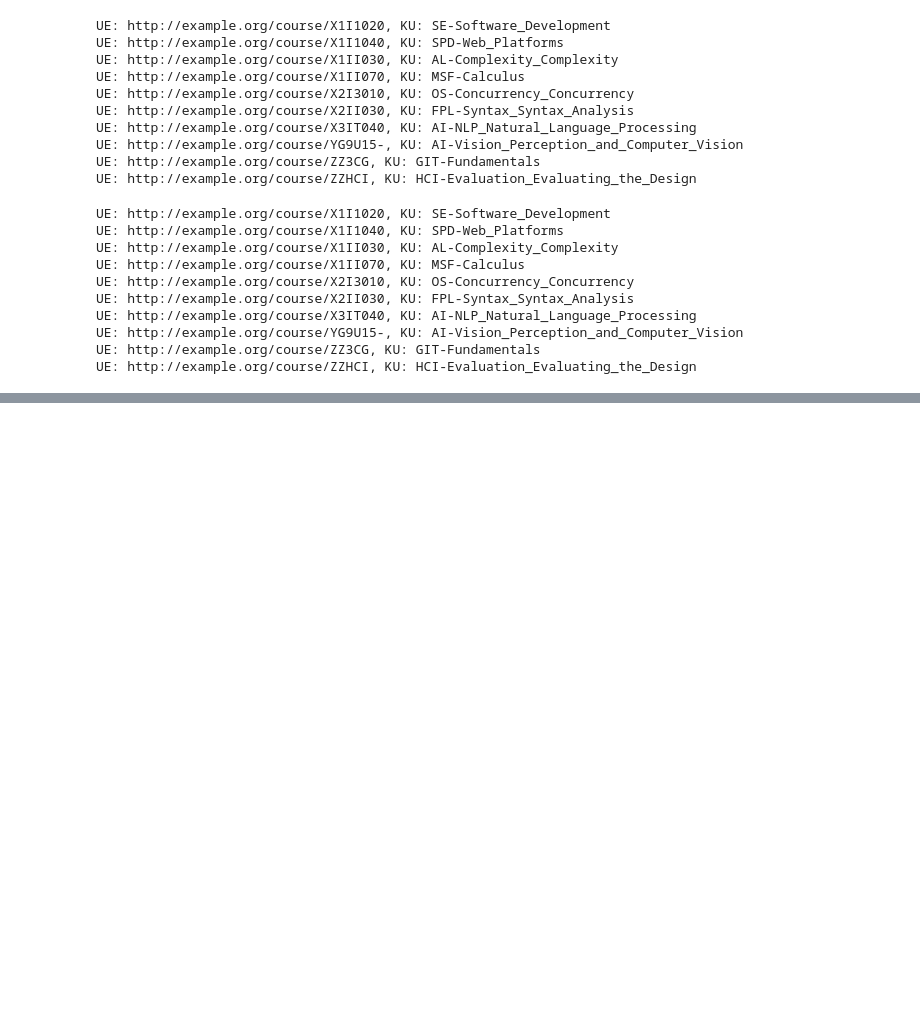
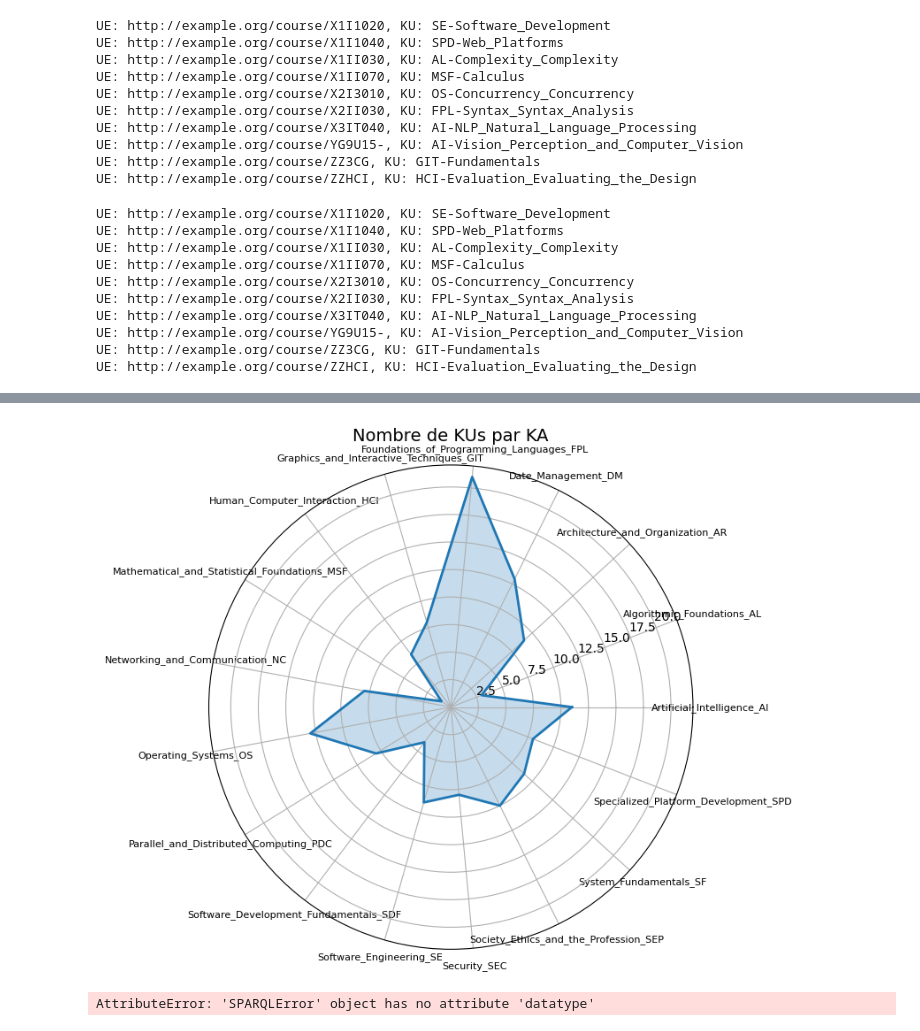
Before and after one commit to momo54/SLM-EXP, a Jupyter notebook: scripts/xp.ipynb, the cells around one changed output, grey strips where cells are left out. Cells and saved outputs as stored; diff of their text form; code cells hidden in the pictures; blank space fills up the shorter version.

```diff
--- a/scripts/xp.ipynb
+++ b/scripts/xp.ipynb
@@ -341,0 +353,15 @@ UE: http://example.org/course/ZZVA,  KU: SPD-Interactive_Computing_Platforms,  A
+# %%
+distinct_ku= """
+PREFIX bok: <http://example.org/bok/>
+PREFIX xsd: <http://www.w3.org/2001/XMLSchema#>
+
+SELECT ?ka (count(distinct ?ku) as ?nb_ku)
+WHERE {
+  ?ku bok:part_of ?ka .
+} group by ?ka
+"""
+
+qres = gbok.query(distinct_ku)
+print(f"Number of distinct KA: {len(qres)}")
+for row in qres:
+    print(f"KA: {row.ka}, {row.nb_ku} KU")
@@ -341,0 +387,57 @@ UE: http://example.org/course/ZZVA,  KU: SPD-Interactive_Computing_Platforms,  A
+# %%
+distinct_ku= """
+PREFIX bok: <http://example.org/bok/>
+PREFIX xsd: <http://www.w3.org/2001/XMLSchema#>
+
+SELECT ?ka (count(distinct ?ku) as ?nb_ku)
+WHERE {
+  ?ku bok:part_of ?ka .
+} group by ?ka
+"""
+
+qres = gbok.query(distinct_ku)
+# Extraire les données
+labels = []
+values = []
+
+for row in qres:
+    labels.append(str(row.ka).split("/")[-1])
+    values.append(int(row.nb_ku))
+
+# Fermer le polygone
+values.append(values[0])  # refermer la boucle des valeurs
+angles = np.linspace(0, 2 * np.pi, len(values) - 1, endpoint=False).tolist()
+angles.append(angles[0])  # refermer la boucle des angles
+
+# Radar plot
+fig, ax = plt.subplots(figsize=(8, 8), subplot_kw=dict(polar=True))
+ax.plot(angles, values, linewidth=2)
+ax.fill(angles, values, alpha=0.25)
+
+# Axe des noms : attention, angles[:-1] car le dernier est la fermeture
+ax.set_xticks(angles[:-1])
+ax.set_xticklabels(labels, fontsize=8)
+ax.set_title("Nombre de KUs par KA", size=14, pad=20)
+ax.grid(True)
+plt.tight_layout()
+plt.show()
+# %% [output]
+[figure, added]
+# %%
+hours= """
+PREFIX bok: <http://example.org/bok/>
+PREFIX xsd: <http://www.w3.org/2001/XMLSchema#>
+
+SELECT ?ka (sum(xsd:integer(?core)) as ?core_hours) (sum(xsd:integer(?ncore)) as ?ncore_hours)
+WHERE {
+  ?ku bok:part_of ?ka .
+  ?ku bok:cs_core_hours ?core .
+  ?ku bok:ka_core_hours ?ncore .
+} group by ?ka
+"""
+
+qres = gbok.query(hours)
+for row in qres:
+    print(f"KA: {row.ka}, Core hours: {row.core_hours}, Non-core hours: {row.ncore_hours}")
+# %% [output]
+AttributeError: 'SPARQLError' object has no attribute 'datatype'
```
Also changed, not shown: parts of 2 cells of this notebook, 1 other file.
